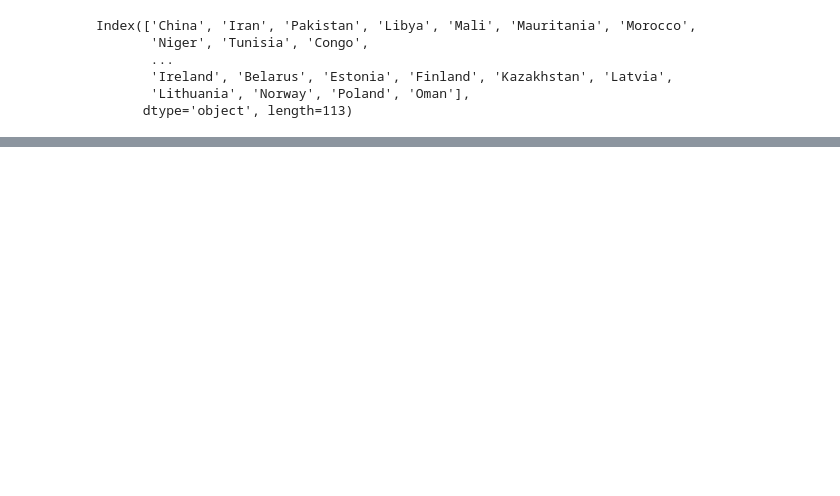
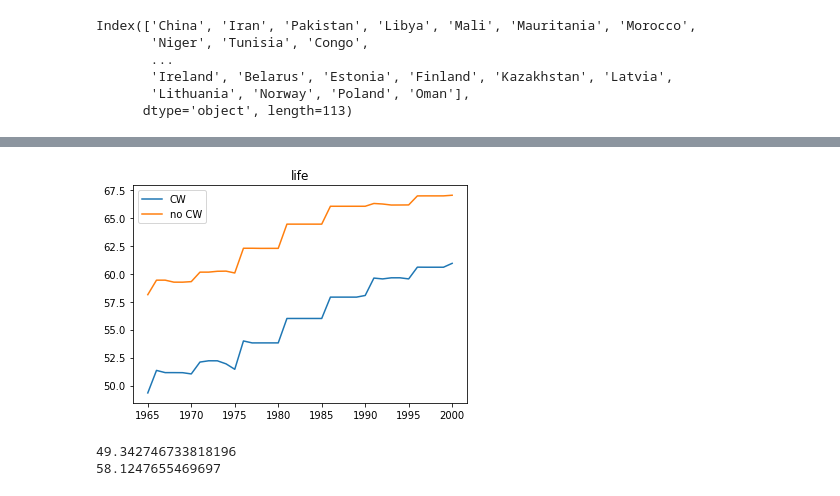
Before and after one commit to epfl-ada/ada-2020-project-milestone-p3-p3_cadastrophe, a Jupyter notebook: Data_Exploration.ipynb, the cells around one changed output, grey strips where cells are left out. Saved outputs shown, nothing was run; the diff lists cells and outputs as text; code cells hidden in the pictures; blank space fills up the shorter version.

```diff
--- a/Data_Exploration.ipynb
+++ b/Data_Exploration.ipynb
@@ -1013,0 +997,6 @@ print(len(df_tmp.loc[df_tmp[feat] <- thr])/tot)
+# %%
+countries_several_onsets_neight.rename(columns={'index':"country"}, inplace=True)
+countries_2_onsets_neight.rename(columns={'index':"country"}, inplace=True)
+countries_1_onsets_neight.rename(columns={'index':"country"}, inplace=True)
+# %%
+countries_1_onsets_neight = list(set(countries_1_onsets_neight["country"])-set(countries_2_onsets_neight["country"]))
@@ -1013,0 +1016,5 @@ print(len(df_tmp.loc[df_tmp[feat] <- thr])/tot)
+# %%
+def comp_neighbour(df, country, geodata=geodata):
+    tmp = list(geodata.loc[geodata["country_name"] == country]["country_border_name"])
+    neigh_df = df.loc[df["country"].isin(tmp)]
+    return neigh_df
@@ -1074,11 +1174,11 @@ countries_CW = list(sambanis.loc[sambanis["warstds"] == 1].country.drop_duplicat
 # %%
 countries_noCW = [c for c in sambanis.country.drop_duplicates() if c not in countries_CW]
 # %%
-feat = 'illiteracy'
+feat = 'life'
 
 no_CW = []
 CW = []
-year = [str(i) for i in range(1945,2001)]
+year = [i for i in range(1965,2001)]
 
 for i in year:
     CW.append(
@@ -1088,10 +1188,17 @@ for i in year:
 # %%
 plt.plot(year, CW, label="CW")
 plt.plot(year, no_CW, label="no CW")
-plt.axvline('1970',c='k')
 plt.title(feat)
 plt.legend()
 plt.show()
+# %% [output]
+[figure, added]
+# %%
+print(np.nanmean(sambanis.loc[(sambanis.year==1965) & (sambanis["country"].isin(countries_CW))][feat]))
+print(np.nanmean(sambanis.loc[(sambanis.year==1965) & (sambanis["country"].isin(countries_noCW))][feat]))
+# %% [output]
+49.342746733818196
+58.1247655469697
 # %%
 plt.plot(year, CW, label="CW")
 plt.plot(year, no_CW, label="no CW")
```
Also changed, not shown: parts of 35 cells of this notebook, 1 other file.
